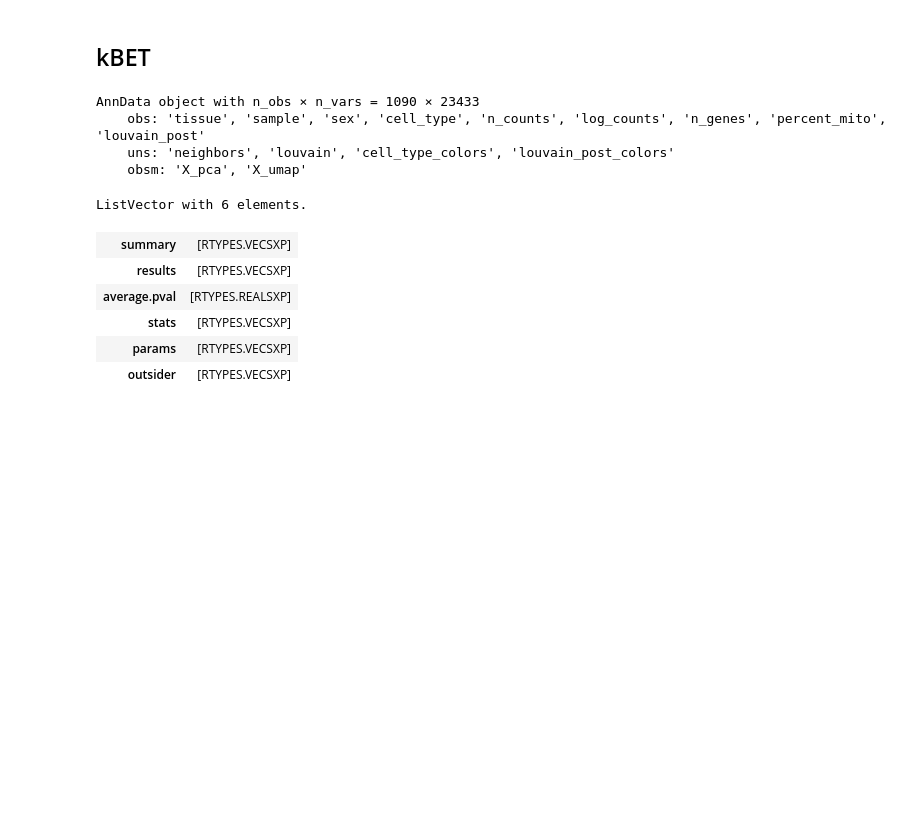
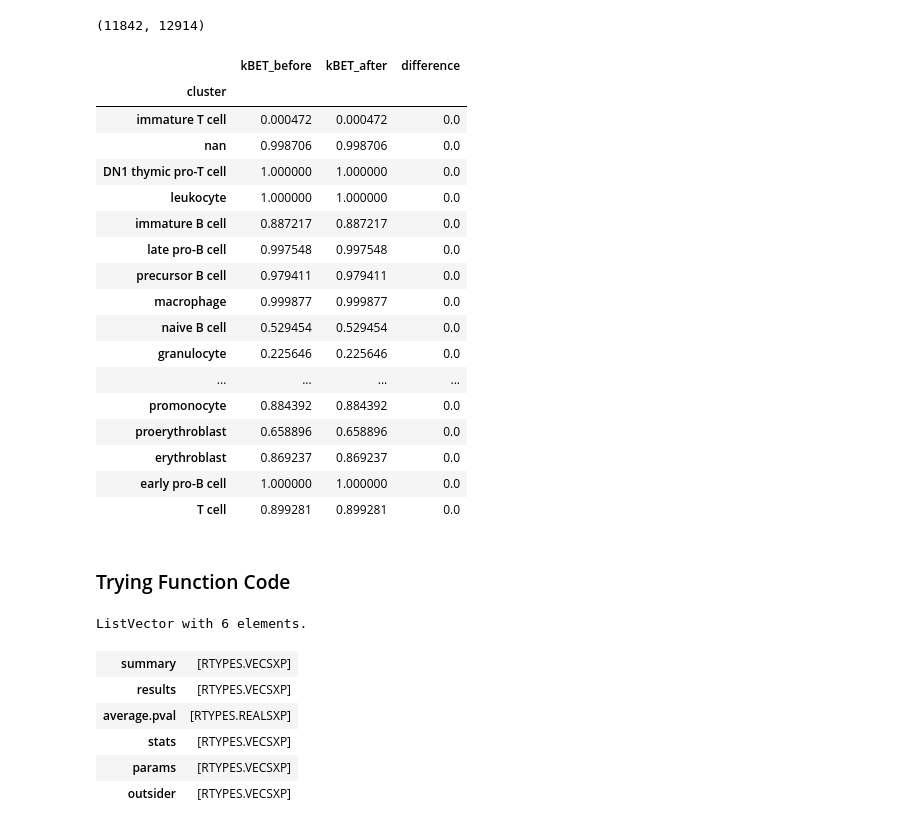
Before and after one commit to theislab/scib, a Jupyter notebook: notebooks/metrics/kBET.ipynb, the cells around one changed output. Cells and saved outputs as stored; diff of their text form; code cells hidden in the pictures; blank space fills up the shorter version.

```diff
--- a/notebooks/metrics/kBET.ipynb
+++ b/notebooks/metrics/kBET.ipynb
@@ -76,18 +77,38 @@ running Louvain clustering
+# %%
+adata.shape
+# %% [output]
+(11842, 12914)
+# %%
+scIB.metrics.kBET_comparison(adata, adata.X, adata.X,
+                             covariate_key='sample', cluster_key='cell_type',
+                             hvg=True, heuristic=False, verbose=False)
+# %% [output]
+|  | kBET_before | kBET_after | difference |
+| cluster |  |  |  |
+| immature T cell | 0.000472 | 0.000472 | 0.0 |
+| nan | 0.998706 | 0.998706 | 0.0 |
+| DN1 thymic pro-T cell | 1.000000 | 1.000000 | 0.0 |
+| leukocyte | 1.000000 | 1.000000 | 0.0 |
+| immature B cell | 0.887217 | 0.887217 | 0.0 |
+| late pro-B cell | 0.997548 | 0.997548 | 0.0 |
+| precursor B cell | 0.979411 | 0.979411 | 0.0 |
+| macrophage | 0.999877 | 0.999877 | 0.0 |
+| naive B cell | 0.529454 | 0.529454 | 0.0 |
+| granulocyte | 0.225646 | 0.225646 | 0.0 |
+| ... | ... | ... | ... |
+| promonocyte | 0.884392 | 0.884392 | 0.0 |
+| proerythroblast | 0.658896 | 0.658896 | 0.0 |
+| erythroblast | 0.869237 | 0.869237 | 0.0 |
+| early pro-B cell | 1.000000 | 1.000000 | 0.0 |
+| T cell | 0.899281 | 0.899281 | 0.0 |
+# %% [markdown]
+### Trying Function Code
 # %%
 anndata2ri.activate()
 # %%
 ro.r("library(kBET)")
 ro.globalenv['data_mtrx'] = adata.X
 ro.globalenv['batch'] = adata.obs['cell_type']
-# %% [markdown]
-## kBET
-# %%
-adata
-# %% [output]
-AnnData object with n_obs × n_vars = 1090 × 23433
-    obs: 'tissue', 'sample', 'sex', 'cell_type', 'n_counts', 'log_counts', 'n_genes', 'percent_mito', 'louvain_post'
-    uns: 'neighbors', 'louvain', 'cell_type_colors', 'louvain_post_colors'
-    obsm: 'X_pca', 'X_umap'
 # %%
 batch_estimate = ro.r("batch.estimate <- kBET(data_mtrx, batch)")
 batch_estimate
```
Also changed, not shown: parts of 12 cells of this notebook, 3 other files.
